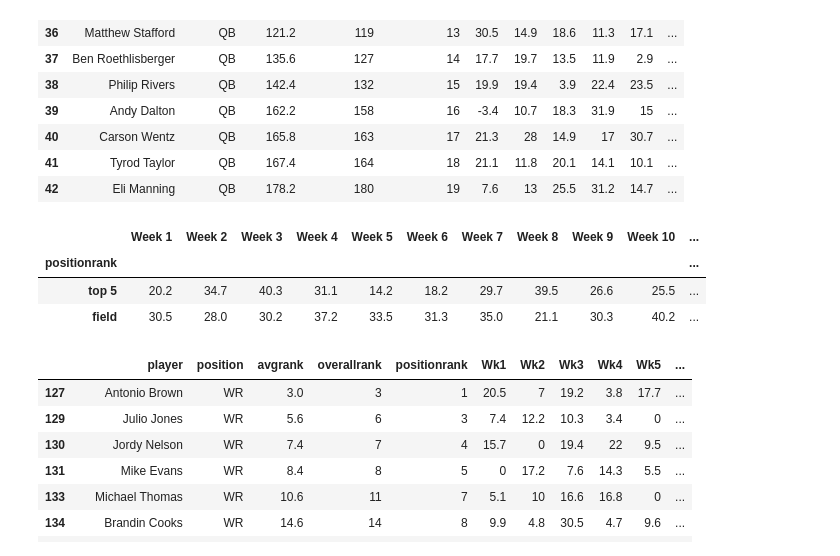
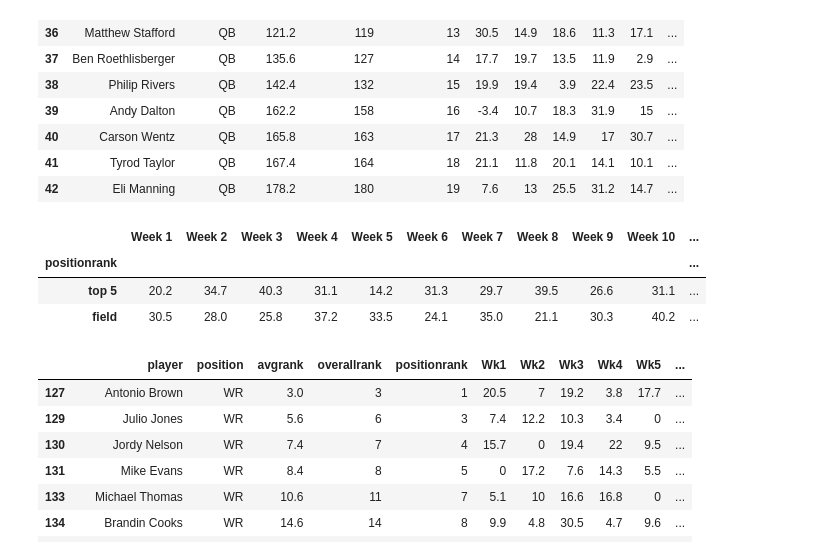
Before and after one commit to MTMUTH/Group_Project_01, a Jupyter notebook: FFL_DataAnalysis_Final.ipynb, the cells around one changed output. Cells and saved outputs as stored; diff of their text form; code cells hidden in the pictures.

```diff
--- a/FFL_DataAnalysis_Final.ipynb
+++ b/FFL_DataAnalysis_Final.ipynb
@@ -222,38 +222,39 @@ dfqb.iloc[:20]
 | 42 | Eli Manning | QB | 178.2 | 180 | 19 | 7.6 | 13 | 25.5 | 31.2 | 14.7 | ... |
 # %%
 # QB Establish bins
-bins = [0,5,20]
+#Used top 6 due to Aaron Rodgers being dropped
+bins = [0,6,20]
 bin_names = ["top 5","field"]
 
 #Categorize the QBs using the position rank bins
 grouped_QB = dfqb.groupby(pd.cut(dfqb["positionrank"],bins,labels=bin_names))
 
 #QB Weekly Summary Table
 QB_Weekly_Summary=pd.DataFrame({"Week 1":grouped_QB["Wk1"].max(),
                                "Week 2":grouped_QB["Wk2"].max(),
                                "Week 3":grouped_QB["Wk3"].max(),
                                "Week 4":grouped_QB["Wk4"].max(),
                                "Week 5":grouped_QB["Wk5"].max(),
                                "Week 6":grouped_QB["Wk6"].max(),
                                "Week 7":grouped_QB["Wk7"].max(),
                                "Week 8":grouped_QB["Wk8"].max(),
                                "Week 9":grouped_QB["Wk9"].max(),
                                "Week 10":grouped_QB["Wk10"].max(),
                                "Week 11":grouped_QB["Wk11"].max(),
                                "Week 12":grouped_QB["Wk12"].max(),
                                "Week 13":grouped_QB["Wk13"].max(),
                                "Week 14":grouped_QB["Wk14"].max(),
                                "Week 15":grouped_QB["Wk15"].max(),
                                "Week 16":grouped_QB["Wk16"].max(),})
 
 QB_Weekly_Summary["Season Avg"]= QB_Weekly_Summary.mean(axis=1)
 QB_Weekly_Summary
 display(QB_Weekly_Summary)
 # %% [output]
 |  | Week 1 | Week 2 | Week 3 | Week 4 | Week 5 | Week 6 | Week 7 | Week 8 | Week 9 | Week 10 | ... |
 | positionrank |  |  |  |  |  |  |  |  |  |  | ... |
-| top 5 | 20.2 | 34.7 | 40.3 | 31.1 | 14.2 | 18.2 | 29.7 | 39.5 | 26.6 | 25.5 | ... |
-| field | 30.5 | 28.0 | 30.2 | 37.2 | 33.5 | 31.3 | 35.0 | 21.1 | 30.3 | 40.2 | ... |
+| top 5 | 20.2 | 34.7 | 40.3 | 31.1 | 14.2 | 31.3 | 29.7 | 39.5 | 26.6 | 31.1 | ... |
+| field | 30.5 | 28.0 | 25.8 | 37.2 | 33.5 | 24.1 | 35.0 | 21.1 | 30.3 | 40.2 | ... |
 # %%
 #drop inactive players
 dfwr.drop([128,132,137,140,152,156,158,159,167,169,173,175,176,177,178,180,183], inplace=True)
```
Also changed, not shown: parts of 14 cells of this notebook.
